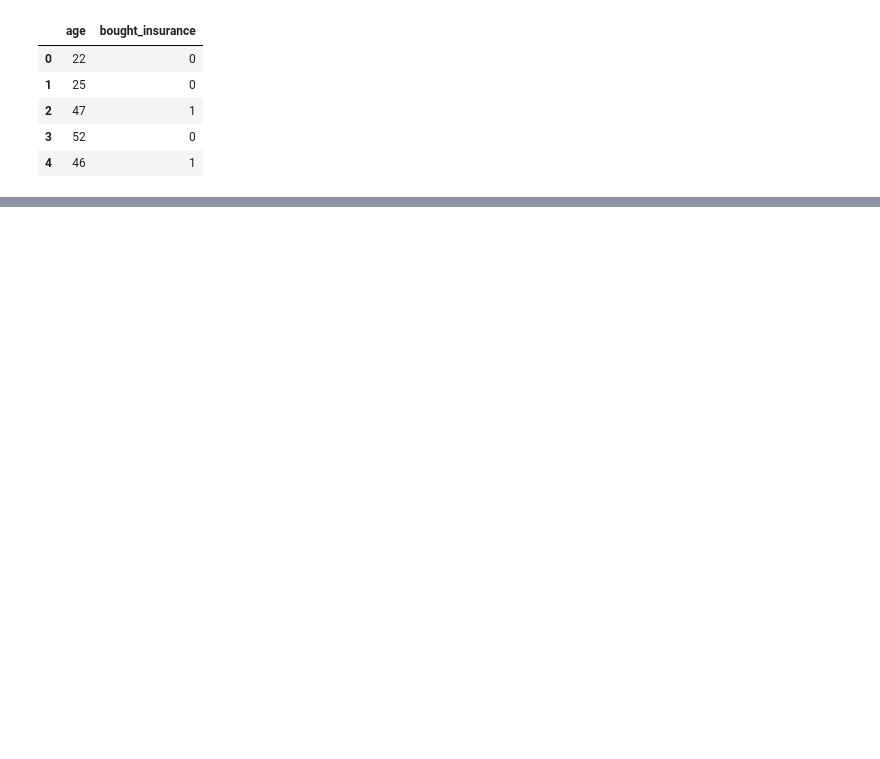
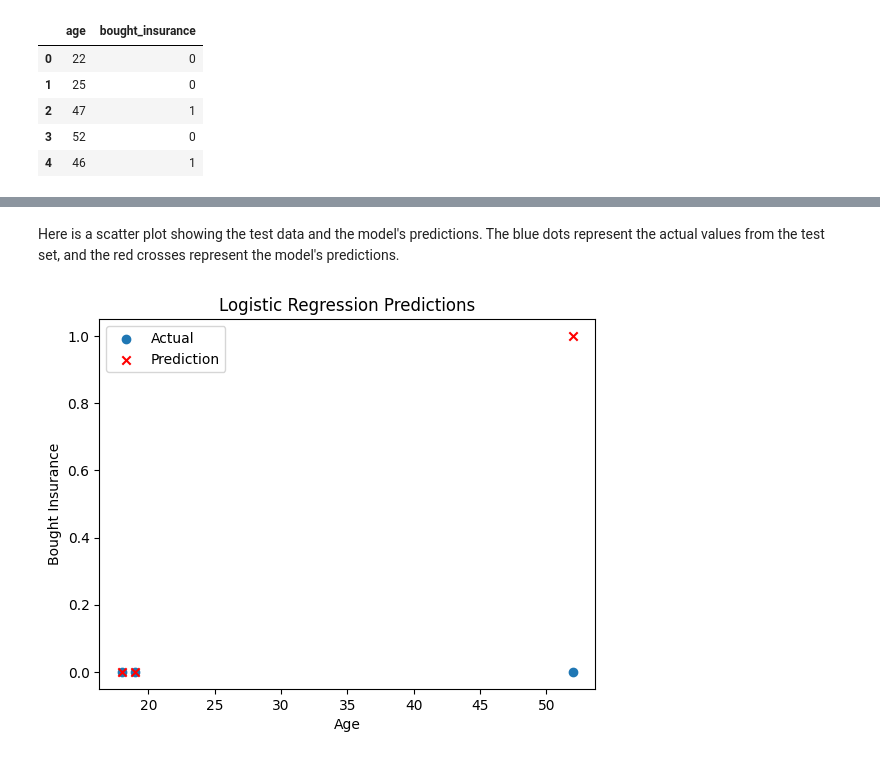
Before and after one commit to saadspark/Machine-Learning-Course, a Jupyter notebook: Linear_Regression.ipynb, the cells around one changed output, grey strips where cells are left out. Saved outputs shown, nothing was run; the diff lists cells and outputs as text; code cells hidden in the pictures; blank space fills up the shorter version.

```diff
--- a/Linear_Regression.ipynb
+++ b/Linear_Regression.ipynb
@@ -38,0 +49,12 @@ model.score(X_test, y_test)
+# %% [markdown]
+Here is a scatter plot showing the test data and the model's predictions. The blue dots represent the actual values from the test set, and the red crosses represent the model's predictions.
+# %%
+plt.scatter(X_test, y_test, label='Actual')
+plt.scatter(X_test, model.predict(X_test), marker='x', color='red', label='Prediction')
+plt.xlabel('Age')
+plt.ylabel('Bought Insurance')
+plt.title('Logistic Regression Predictions')
+plt.legend()
+plt.show()
+# %% [output]
+[figure, added]
```
Also changed, not shown: parts of 5 cells of this notebook.
